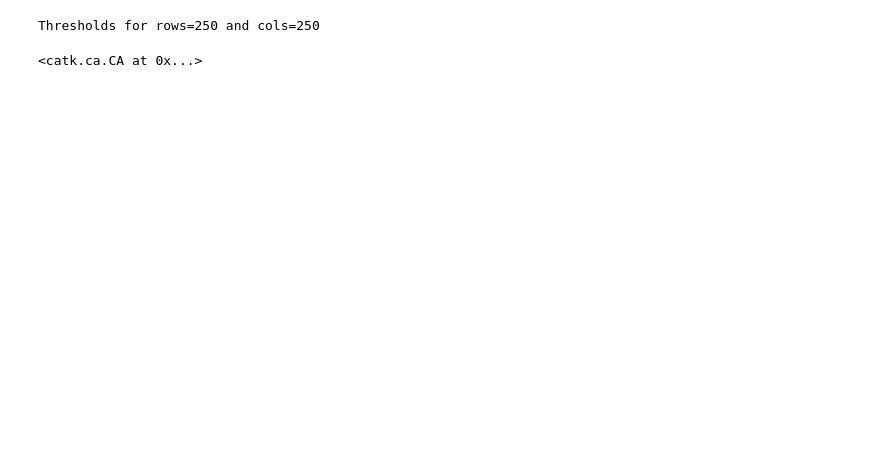
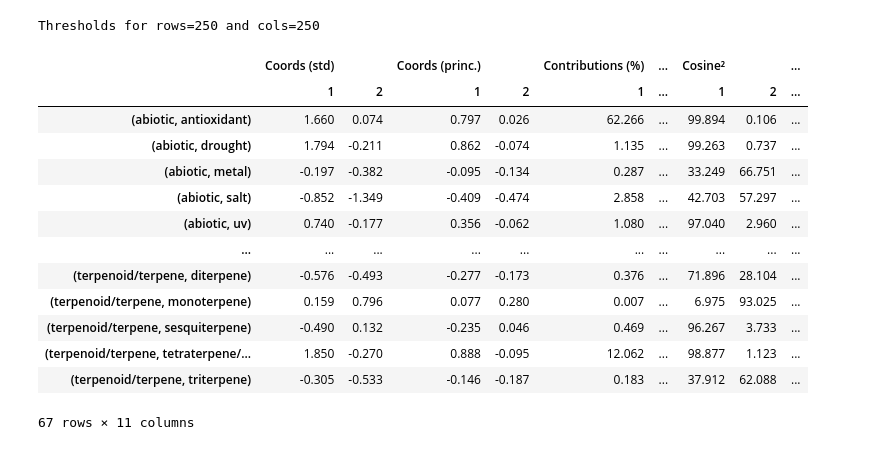
Before and after one commit to unc-informatique/pharmaco-chemistry-biblio, a Jupyter notebook: z_mark_cicle.ipynb, the cells around one changed output. Saved outputs shown, nothing was run; the diff lists cells and outputs as text; code cells hidden in the pictures; blank space fills up the shorter version.

```diff
--- a/z_mark_cicle.ipynb
+++ b/z_mark_cicle.ipynb
@@ -58,33 +38,48 @@ def apply_metric(data, func, write=False):
 # %%
 ROW_THRESHOLD = number_of_papers // 1000
 COL_THRESHOLD = number_of_papers // 1000
 print(f"Thresholds for rows={ROW_THRESHOLD} and cols={COL_THRESHOLD}")
 
 rows_filter = margin_rows.xs(bex.SELECTORS[1], level=2) >= ROW_THRESHOLD
 cols_filter = margin_cols.xs(bex.SELECTORS[1], level=2) >= COL_THRESHOLD
 filtered = dataset.loc[rows_filter, cols_filter]
 filtered.index.name = "Compounds"
 filtered.columns.name = "Activities"
 
 score_df = {}
 for metric in metrics:
     metric_name = metric.__name__
     score_df[metric_name] = apply_metric(filtered, metric, False)
 
 
 scores_summary_df = pd.DataFrame.from_dict(
     {f_name: [df.values.min(), df.values.mean(), df.values.max(), df.values.std()] for f_name, df in score_df.items()},
     orient="index",
     columns=["min", "mean", "max", "std"],
 )
 
 ca = catk.ca.CA(SEED)
 ca.fit(score_df["tt_projection_metric"])
 #display(ca.axes())
 #display(ca.contributions(K = 2))
+
+ca.contributions(K = 2)
 # %% [output]
 Thresholds for rows=250 and cols=250
+|  | Coords (std) |  | Coords (princ.) |  | Contributions (%) | ... | Cosine² |  | ... |
+|  | 1 | 2 | 1 | 2 | 1 | ... | 1 | 2 | ... |
+| (abiotic, antioxidant) | 1.660 | 0.074 | 0.797 | 0.026 | 62.266 | ... | 99.894 | 0.106 | ... |
+| (abiotic, drought) | 1.794 | -0.211 | 0.862 | -0.074 | 1.135 | ... | 99.263 | 0.737 | ... |
+| (abiotic, metal) | -0.197 | -0.382 | -0.095 | -0.134 | 0.287 | ... | 33.249 | 66.751 | ... |
+| (abiotic, salt) | -0.852 | -1.349 | -0.409 | -0.474 | 2.858 | ... | 42.703 | 57.297 | ... |
+| (abiotic, uv) | 0.740 | -0.177 | 0.356 | -0.062 | 1.080 | ... | 97.040 | 2.960 | ... |
+| ... | ... | ... | ... | ... | ... | ... | ... | ... | ... |
+| (terpenoid/terpene, diterpene) | -0.576 | -0.493 | -0.277 | -0.173 | 0.376 | ... | 71.896 | 28.104 | ... |
+| (terpenoid/terpene, monoterpene) | 0.159 | 0.796 | 0.077 | 0.280 | 0.007 | ... | 6.975 | 93.025 | ... |
+| (terpenoid/terpene, sesquiterpene) | -0.490 | 0.132 | -0.235 | 0.046 | 0.469 | ... | 96.267 | 3.733 | ... |
+| (terpenoid/terpene, tetraterpene/... | 1.850 | -0.270 | 0.888 | -0.095 | 12.062 | ... | 98.877 | 1.123 | ... |
+| (terpenoid/terpene, triterpene) | -0.305 | -0.533 | -0.146 | -0.187 | 0.183 | ... | 37.912 | 62.088 | ... |
-<catk.ca.CA at 0x...>
+67 rows × 11 columns
 # %%
 
 import altair as alt
```
Also changed, not shown: parts of 5 cells of this notebook, 15 other files.
